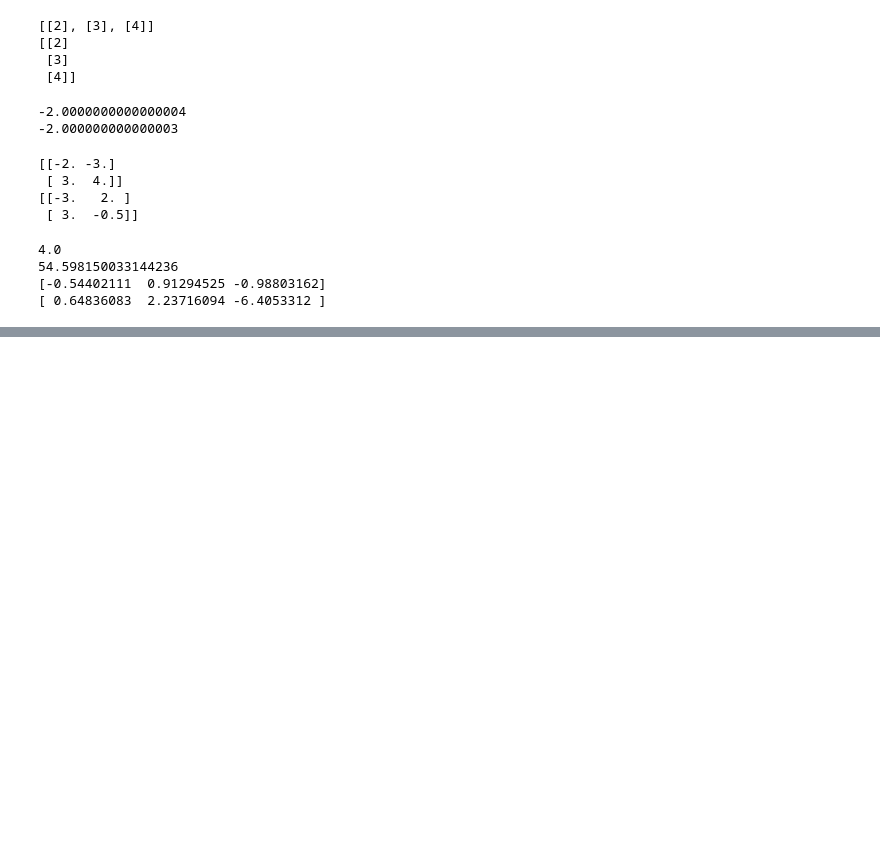
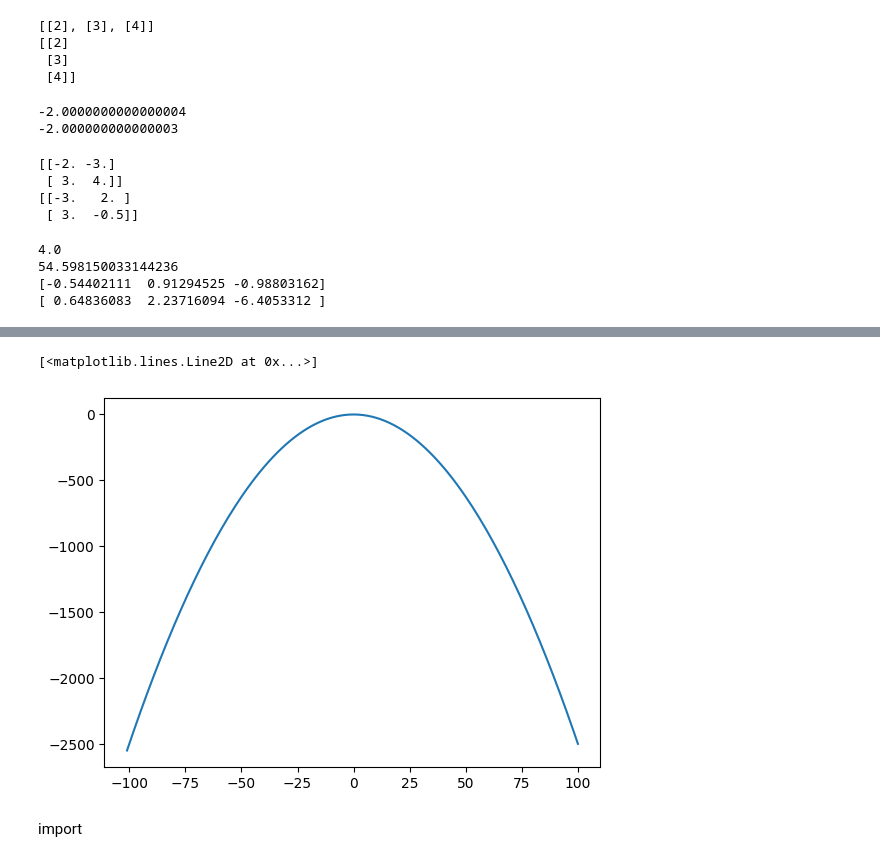
Before and after one commit to KiranKhayamali/AI-ML-Bootcamp, a Jupyter notebook: Week 3 (Data Analysis and Introduction to Machine Learning)/Day 11 (Python for Data Analysis)/Numpy_matplotlib_understanding/basics.ipynb, the cells around one changed output, grey strips where cells are left out. Drawn from its saved outputs; the diff is of its cells as text; code cells hidden in the pictures; blank space fills up the shorter version.

```diff
--- a/Week 3 (Data Analysis and Introduction to Machine Learning)/Day 11 (Python for Data Analysis)/Numpy_matplotlib_understanding/basics.ipynb
+++ b/Week 3 (Data Analysis and Introduction to Machine Learning)/Day 11 (Python for Data Analysis)/Numpy_matplotlib_understanding/basics.ipynb
@@ -161,0 +212,20 @@ print(np.tan([10,20,30]))   # calculate tan angle
+# %%
+import matplotlib.pyplot as plt
+
+x=[ num for num in range (-101, 101)]
+
+# # creating function for x**2 = 4ay curve or parabola
+# def calculate_y(x, a =1):
+#     return (x**2 )/ (4 * a)
+# y = [calculate_y(i) for i in x]
+
+# using lambda function for x**2 = -4ay curve or parabola
+Y = lambda x : x**2/ (-4)
+y = [Y(i) for i in x]
+
+plt.plot(x,y)
+# %% [output]
+[<matplotlib.lines.Line2D at 0x...>]
+[figure, added]
+# %% [markdown]
+import
```
Also changed, not shown: parts of 3 cells of this notebook, 1 other file.
